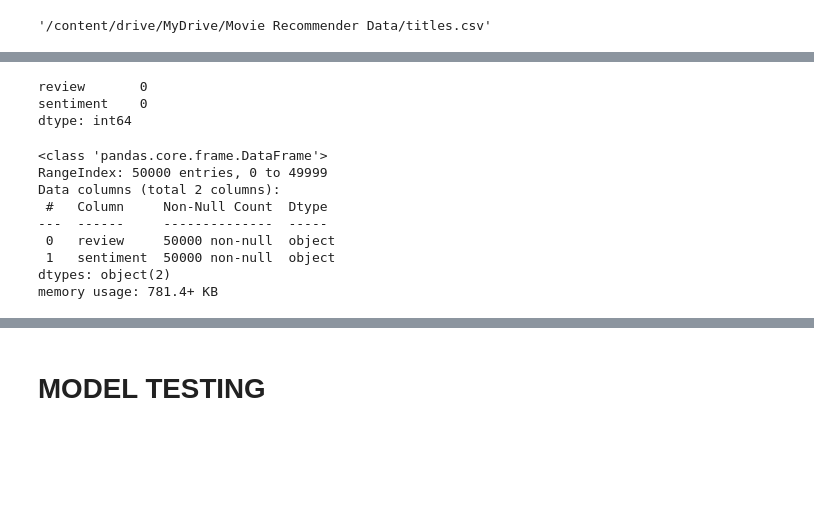
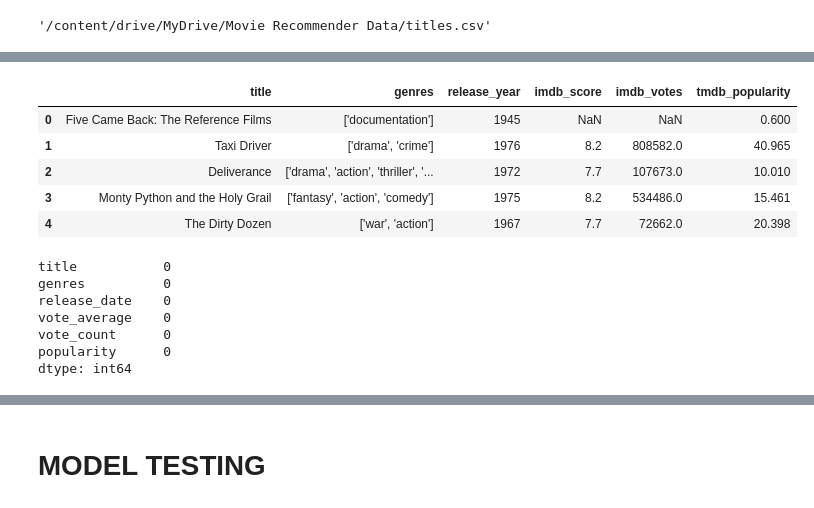
Before and after one commit to Nawsh1337/Movie-Recommendation-Bot-Using-LLMs, a Jupyter notebook: Data_Preprocessing.ipynb, the cells around one changed output, grey strips where cells are left out. Cells and saved outputs as stored; diff of their text form; code cells hidden in the pictures; blank space fills up the shorter version.

```diff
--- a/Data_Preprocessing.ipynb
+++ b/Data_Preprocessing.ipynb
@@ -122,0 +137,9 @@ memory usage: 685.7+ KB
+# %%
+newdf3.head()
+# %% [output]
+|  | title | genres | release_year | imdb_score | imdb_votes | tmdb_popularity |
+| 0 | Five Came Back: The Reference Films | ['documentation'] | 1945 | NaN | NaN | 0.600 |
+| 1 | Taxi Driver | ['drama', 'crime'] | 1976 | 8.2 | 808582.0 | 40.965 |
+| 2 | Deliverance | ['drama', 'action', 'thriller', '... | 1972 | 7.7 | 107673.0 | 10.010 |
+| 3 | Monty Python and the Holy Grail | ['fantasy', 'action', 'comedy'] | 1975 | 8.2 | 534486.0 | 15.461 |
+| 4 | The Dirty Dozen | ['war', 'action'] | 1967 | 7.7 | 72662.0 | 20.398 |
@@ -123,18 +148,10 @@ memory usage: 685.7+ KB
 # %%
-df.isnull().sum()
+newdf1.isnull().sum()
 # %% [output]
-review       0
-sentiment    0
+title           0
+genres          0
+release_date    0
+vote_average    0
+vote_count      0
+popularity      0
 dtype: int64
-# %%
-df.info()
-# %% [output]
-<class 'pandas.core.frame.DataFrame'>
-RangeIndex: 50000 entries, 0 to 49999
-Data columns (total 2 columns):
- #   Column     Non-Null Count  Dtype
----  ------     --------------  -----
- 0   review     50000 non-null  object
- 1   sentiment  50000 non-null  object
-dtypes: object(2)
-memory usage: 781.4+ KB
```
Also changed, not shown: parts of 23 cells of this notebook.
